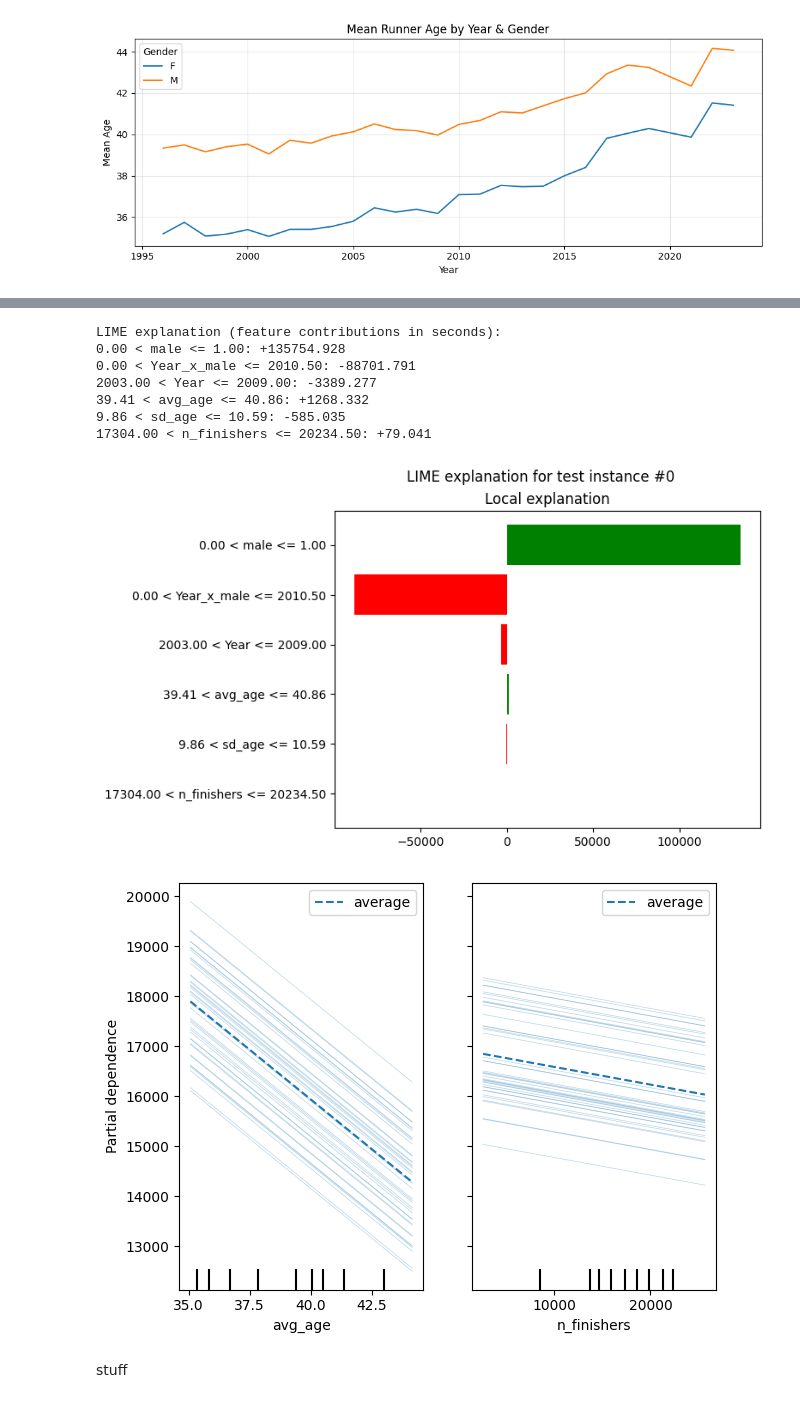
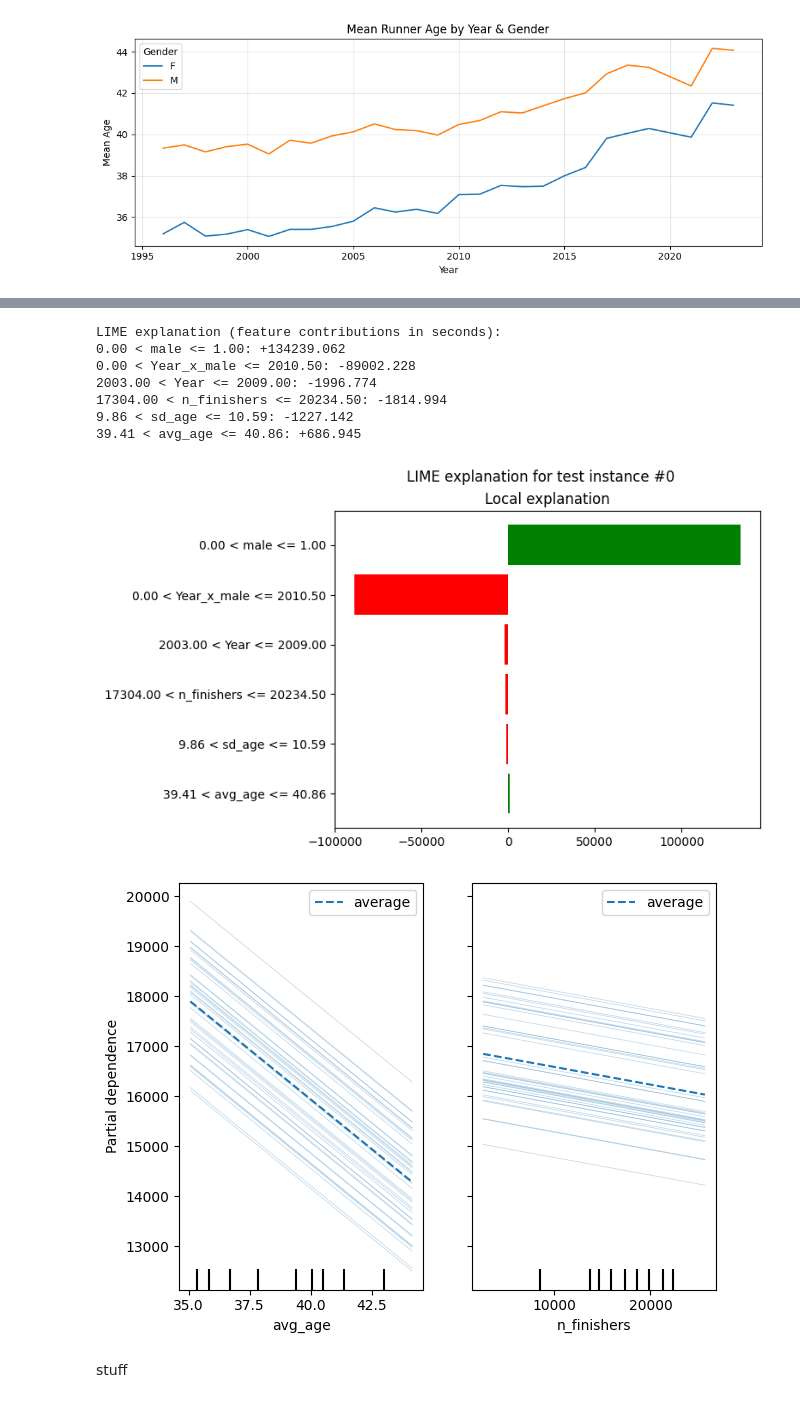
Before and after one commit to mtrap007/CSCAssignments, a Jupyter notebook: Chicago.ipynb, the cells around one changed output, grey strips where cells are left out. Cells and saved outputs as stored; diff of their text form; code cells hidden in the pictures.

```diff
--- a/Chicago.ipynb
+++ b/Chicago.ipynb
@@ -186,13 +186,10 @@ y = year_gender['avg_finish_sec'].values
 X_train, X_test, y_train, y_test = train_test_split(
     X, y, test_size=0.2, random_state=42
 )
-
+print("Shape of full feature matrix X:", X.shape)
 # --- 5. Compare multiple regressors ---
 models = {
     'OLS'  : LinearRegression(),
-    'Ridge': Ridge(alpha=0.001),
-    'Lasso': Lasso(alpha=0.1),
-    'RF'   : RandomForestRegressor(n_estimators=100, random_state=42)
 }
 
 results = {}
@@ -207,10 +204,6 @@ for name, mdl in models.items():
         # store in-sample OLS fits for later plotting
         year_gender['pred_sec'] = mdl.predict(year_gender[features].values)
 
-# print comparison
-print("Model   MAE(sec)   RMSE(sec)   R²")
-for name, (mae_i, rmse_i, r2_i) in results.items():
-    print(f"{name:6} {mae_i:10.1f} {rmse_i:11.1f} {r2_i:7.3f}")
 
 # use OLS for forecasting & interpretation
 model = models['OLS']
@@ -219,10 +212,7 @@ model = models['OLS']
 neg_mse = cross_val_score(model, X, y, scoring='neg_mean_squared_error', cv=5)
 cv_rmse = np.sqrt(-neg_mse)
 print(f"\n5-fold CV RMSE (OLS): {cv_rmse.mean():.1f} sec ± {cv_rmse.std():.1f} sec\n")
-print("Ridge (α=0.001) on hold-out:")
-print(f"  MAE : {mae_r:.1f} sec ({mae_r/60:.2f} min)")
-print(f"  RMSE: {rmse_r:.1f} sec ({rmse_r/60:.2f} min)")
-print(f"  R²  : {r2_r:.3f}")
+
 
 # --- 7. Forecast covariates and next 10 years (2026–2035) ---
 last_year = year_gender['Year'].max()
@@ -348,17 +338,17 @@ Forecasted average finish times (with covariate forecasts):
     2030: 16139 sec → 04:28:59
     2031: 16169 sec → 04:29:29
     2032: 16199 sec → 04:29:59
     2033: 16229 sec → 04:30:29
 [figure]
 [figure]
 LIME explanation (feature contributions in seconds):
-0.00 < male <= 1.00: +135754.928
-0.00 < Year_x_male <= 2010.50: -88701.791
-2003.00 < Year <= 2009.00: -3389.277
-39.41 < avg_age <= 40.86: +1268.332
-9.86 < sd_age <= 10.59: -585.035
-17304.00 < n_finishers <= 20234.50: +79.041
+0.00 < male <= 1.00: +134239.062
+0.00 < Year_x_male <= 2010.50: -89002.228
+2003.00 < Year <= 2009.00: -1996.774
+17304.00 < n_finishers <= 20234.50: -1814.994
+9.86 < sd_age <= 10.59: -1227.142
+39.41 < avg_age <= 40.86: +686.945
-[figure, old version]
+[figure, new version]
 [figure]
 # %% [markdown]
 stuff
```
Also changed, not shown: parts of 4 cells of this notebook.
